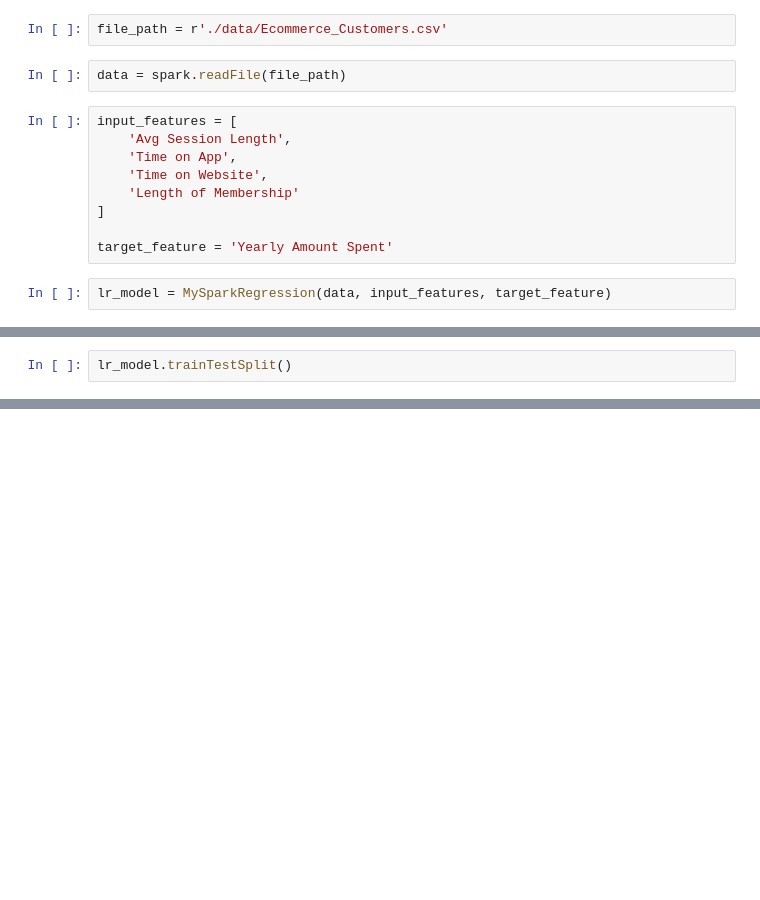
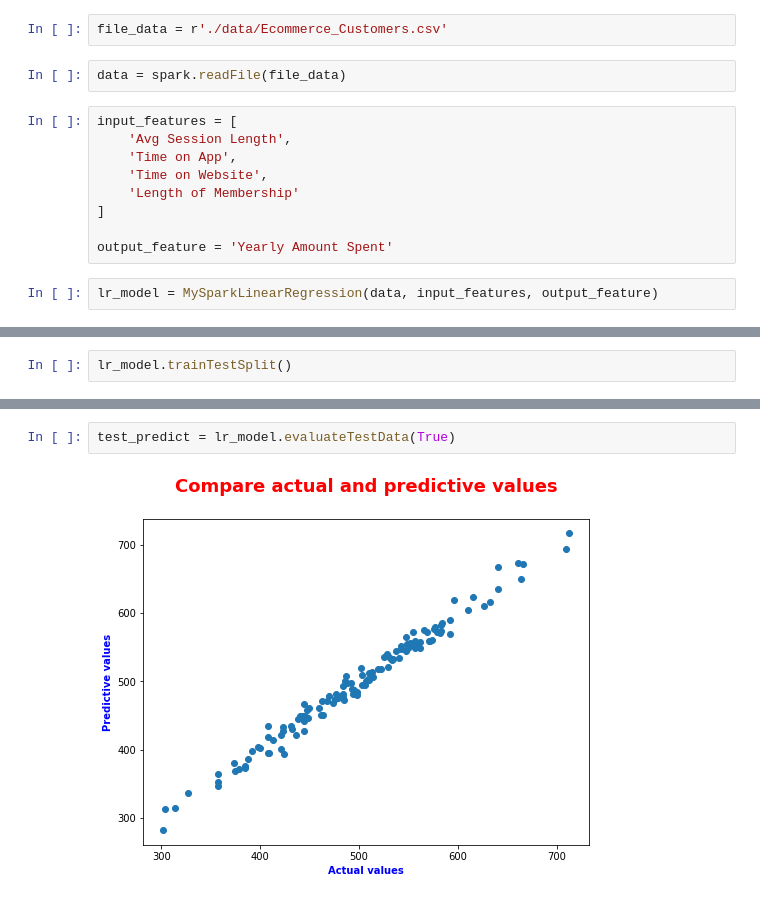
Before and after one commit to cuongpiger/CSC_Big_Data_in_Machine_Learning, a Jupyter notebook: Chapter 06. Spark MLib/demo1.ipynb, the cells around one changed output, grey strips where cells are left out. Cells and saved outputs as stored; diff of their text form; blank space fills up the shorter version.

```diff
--- a/Chapter 06. Spark MLib/demo1.ipynb
+++ b/Chapter 06. Spark MLib/demo1.ipynb
@@ -11,7 +9,7 @@ drawer = MyDrawer()
 # %%
-file_path = r'./data/Ecommerce_Customers.csv'
+file_data = r'./data/Ecommerce_Customers.csv'
 # %%
-data = spark.readFile(file_path)
+data = spark.readFile(file_data)
 # %%
 input_features = [
     'Avg Session Length',
@@ -20,9 +18,9 @@ input_features = [
     'Length of Membership'
 ]
 
-target_feature = 'Yearly Amount Spent'
+output_feature = 'Yearly Amount Spent'
 # %%
-lr_model = MySparkRegression(data, input_features, target_feature)
+lr_model = MySparkLinearRegression(data, input_features, output_feature)
 # %%
 lr_model.prepareData()
 # %%
@@ -61,0 +64,4 @@ df=sparkk.createDataFrame([("A203",'India',"Chrome","WIN",33),("A201",'China',"S
+# %%
+test_predict = lr_model.evaluateTestData(True)
+# %% [output]
+[figure, added]
```
Also changed, not shown: parts of 23 cells of this notebook, 23 other files.
